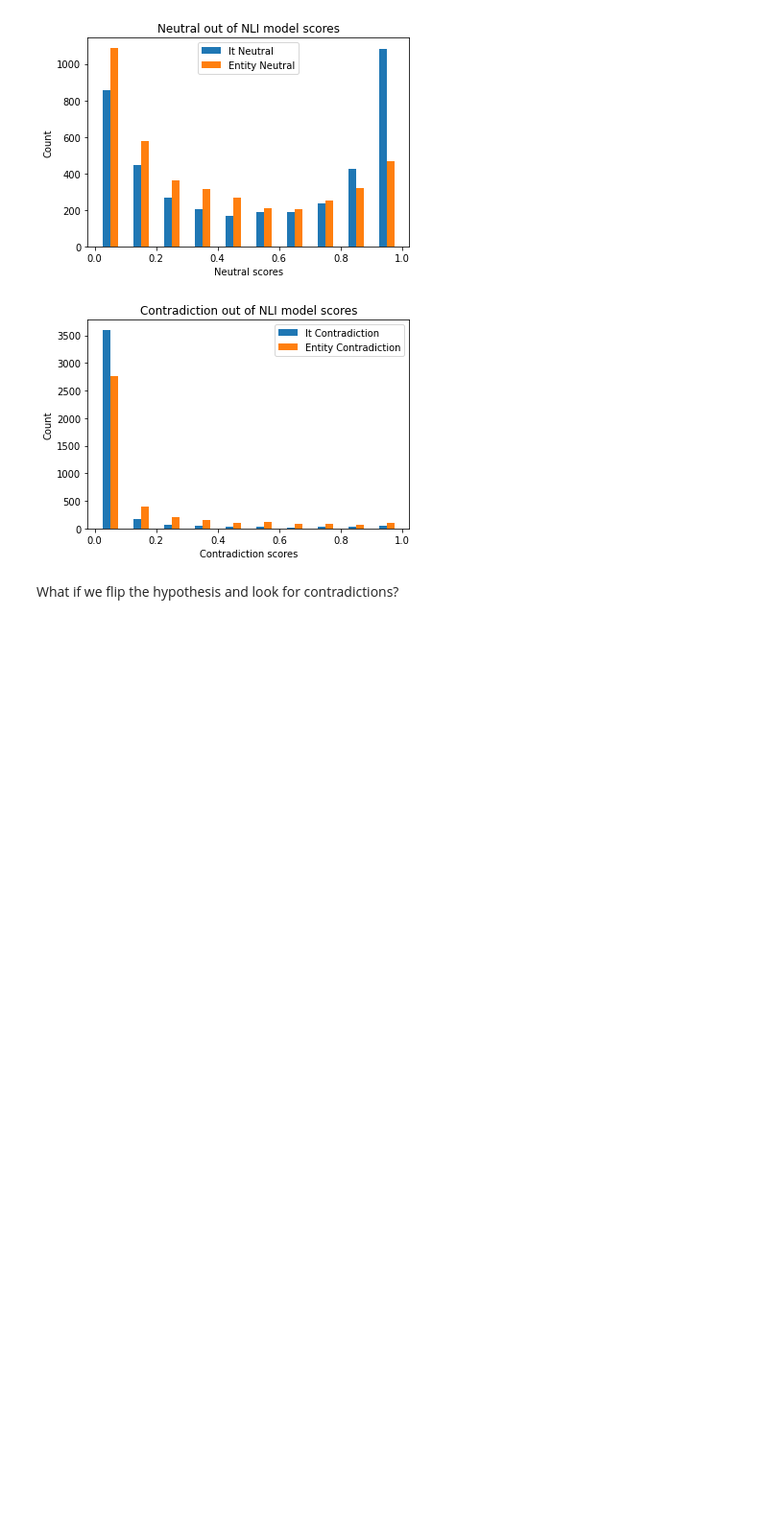
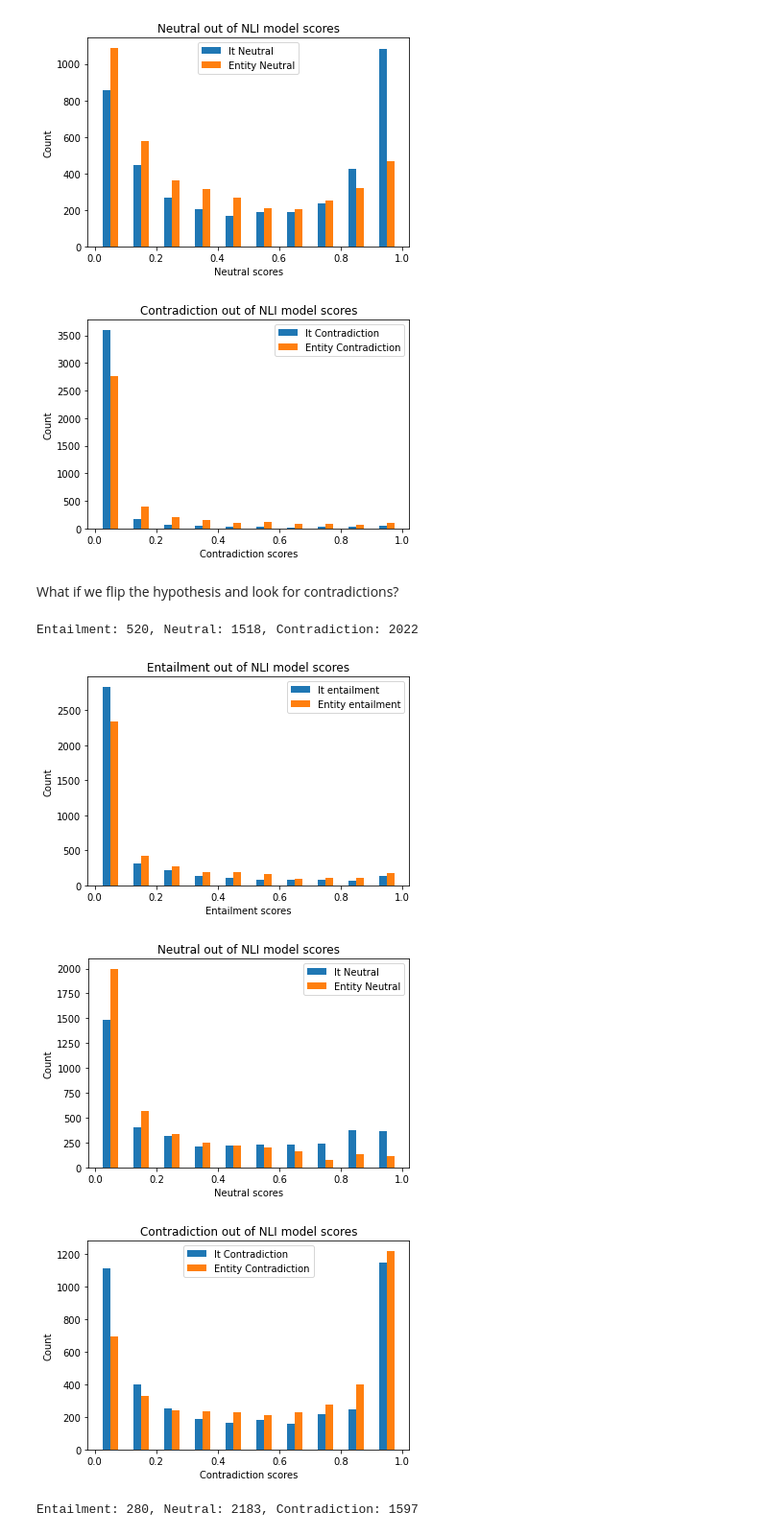
Before and after one commit to jswang/MemoryBank, a Jupyter notebook: julie_sandbox.ipynb, the cells around one changed output. Shown: that part at 96% size. Saved outputs shown, nothing was run; the diff lists cells and outputs as text; code cells hidden in the pictures; blank space fills up the shorter version.

```diff
--- a/julie_sandbox.ipynb
+++ b/julie_sandbox.ipynb
@@ -86,8 +85,14 @@ plot(*orig)
 # %% [markdown]
 What if we flip the hypothesis and look for contradictions?
 # %%
-orig = evaluate_nli_constraint_knowledge(baseline_config, contra_test=True)
-plot(*orig)
+orig_contra = evaluate_nli_constraint_knowledge(baseline_config, contra_test=True)
+plot(*orig_contra)
+# %% [output]
+Entailment: 520, Neutral: 1518, Contradiction: 2022
+[figure, added]
+[figure, added]
+[figure, added]
 # %%
-orig = evaluate_nli_constraint_knowledge(roberta_flip_config)
-plot(*orig)
+roberta = evaluate_nli_constraint_knowledge(roberta_flip_config)
+# %% [output]
+Entailment: 280, Neutral: 2183, Contradiction: 1597
```
Also changed, not shown: parts of 4 cells of this notebook, 3 other files.
